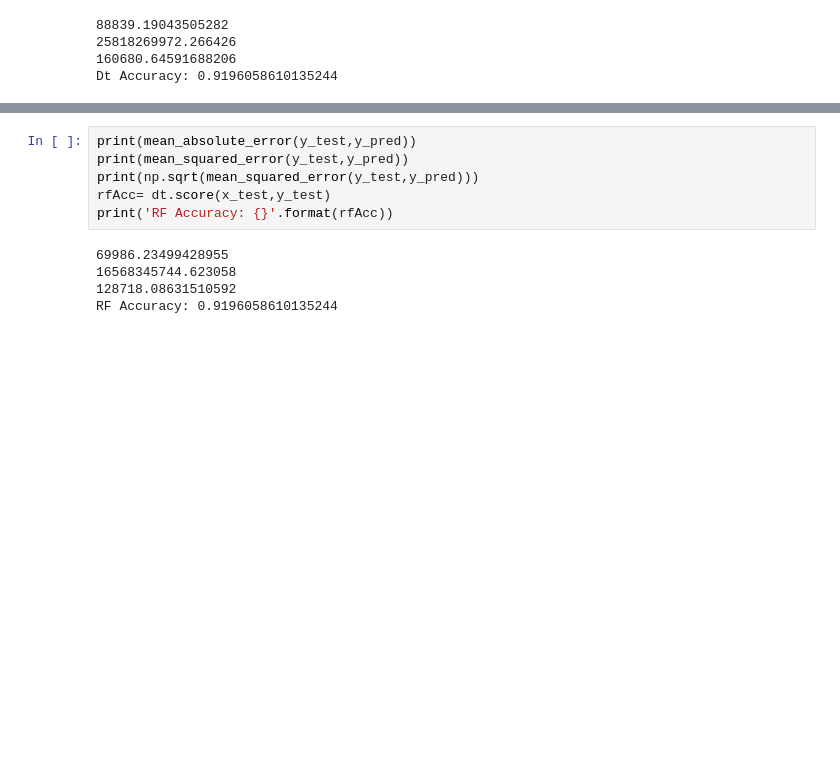
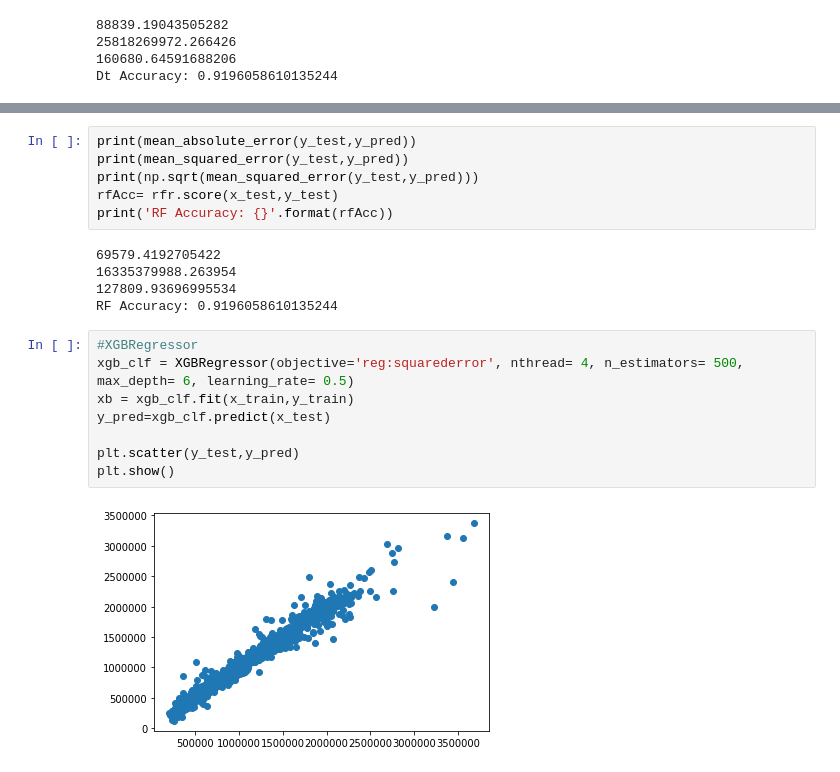
Before and after one commit to traveler0027/ai-projects, a Jupyter notebook: Regression/regression_linear_walmart.ipynb, the cells around one changed output, grey strips where cells are left out. Drawn from its saved outputs; the diff is of its cells as text; blank space fills up the shorter version.

```diff
--- a/Regression/regression_linear_walmart.ipynb
+++ b/Regression/regression_linear_walmart.ipynb
@@ -274,10 +310,20 @@ plt.show()
 print(mean_absolute_error(y_test,y_pred))
 print(mean_squared_error(y_test,y_pred))
 print(np.sqrt(mean_squared_error(y_test,y_pred)))
-rfAcc= dt.score(x_test,y_test)
+rfAcc= rfr.score(x_test,y_test)
 print('RF Accuracy: {}'.format(rfAcc))
 # %% [output]
-69986.23499428955
-16568345744.623058
-128718.08631510592
+69579.4192705422
+16335379988.263954
+127809.93696995534
 RF Accuracy: 0.9196058610135244
+# %%
+#XGBRegressor
+xgb_clf = XGBRegressor(objective='reg:squarederror', nthread= 4, n_estimators= 500, max_depth= 6, learning_rate= 0.5)
+xb = xgb_clf.fit(x_train,y_train)
+y_pred=xgb_clf.predict(x_test)
+
+plt.scatter(y_test,y_pred)
+plt.show()
+# %% [output]
+[figure, added]
```
Also changed, not shown: parts of 8 cells of this notebook.
